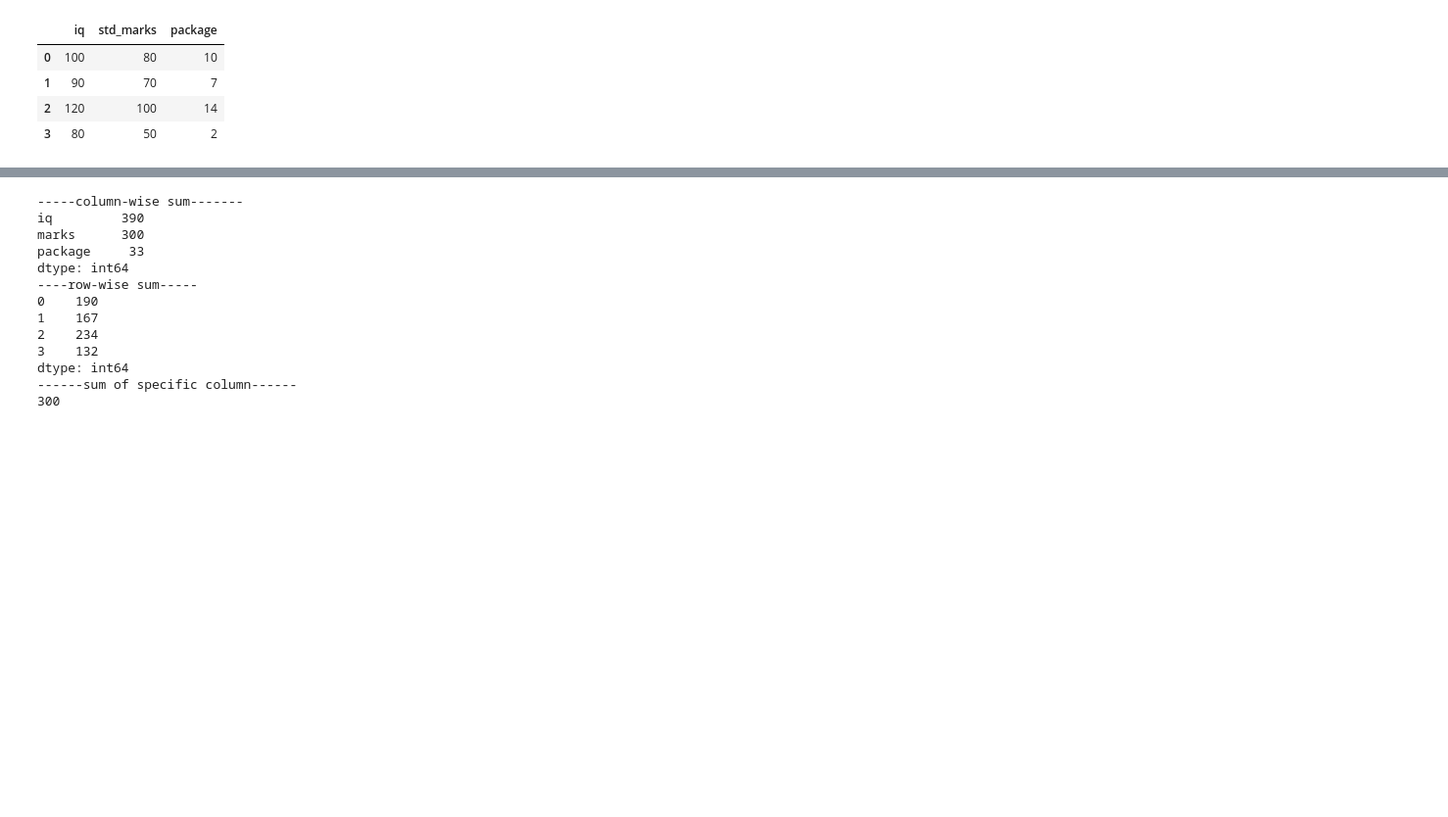
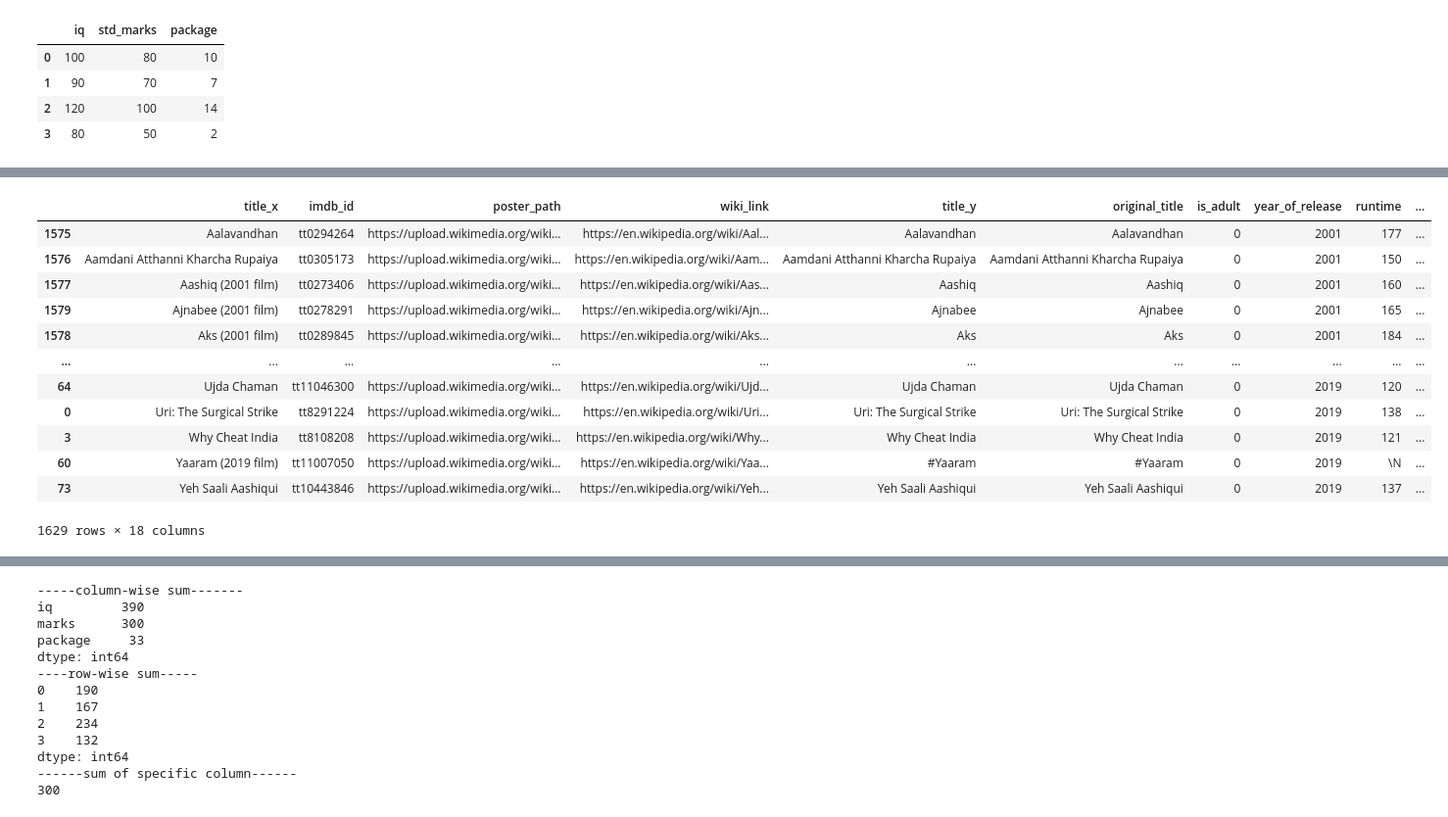
Before and after one commit to Amjad-Bin-Aslam/Data-Analysis-Practice, a Jupyter notebook: 05_Pandas/02_Pandas_Exercise.ipynb, the cells around one changed output, grey strips where cells are left out. Shown at 98% size. Drawn from its saved outputs; the diff is of its cells as text; code cells hidden in the pictures; blank space fills up the shorter version.

```diff
--- a/05_Pandas/02_Pandas_Exercise.ipynb
+++ b/05_Pandas/02_Pandas_Exercise.ipynb
@@ -244,0 +379,17 @@ student.rename(columns={'marks':'std_marks'})
+# %%
+# sorting on the basis of multiple columns
+movies.sort_values(['year_of_release','title_x'])
+# %% [output]
+|  | title_x | imdb_id | poster_path | wiki_link | title_y | original_title | is_adult | year_of_release | runtime | ... |
+| 1575 | Aalavandhan | tt0294264 | https://upload.wikimedia.org/wiki... | https://en.wikipedia.org/wiki/Aal... | Aalavandhan | Aalavandhan | 0 | 2001 | 177 | ... |
+| 1576 | Aamdani Atthanni Kharcha Rupaiya | tt0305173 | https://upload.wikimedia.org/wiki... | https://en.wikipedia.org/wiki/Aam... | Aamdani Atthanni Kharcha Rupaiya | Aamdani Atthanni Kharcha Rupaiya | 0 | 2001 | 150 | ... |
+| 1577 | Aashiq (2001 film) | tt0273406 | https://upload.wikimedia.org/wiki... | https://en.wikipedia.org/wiki/Aas... | Aashiq | Aashiq | 0 | 2001 | 160 | ... |
+| 1579 | Ajnabee (2001 film) | tt0278291 | https://upload.wikimedia.org/wiki... | https://en.wikipedia.org/wiki/Ajn... | Ajnabee | Ajnabee | 0 | 2001 | 165 | ... |
+| 1578 | Aks (2001 film) | tt0289845 | https://upload.wikimedia.org/wiki... | https://en.wikipedia.org/wiki/Aks... | Aks | Aks | 0 | 2001 | 184 | ... |
+| ... | ... | ... | ... | ... | ... | ... | ... | ... | ... | ... |
+| 64 | Ujda Chaman | tt11046300 | https://upload.wikimedia.org/wiki... | https://en.wikipedia.org/wiki/Ujd... | Ujda Chaman | Ujda Chaman | 0 | 2019 | 120 | ... |
+| 0 | Uri: The Surgical Strike | tt8291224 | https://upload.wikimedia.org/wiki... | https://en.wikipedia.org/wiki/Uri... | Uri: The Surgical Strike | Uri: The Surgical Strike | 0 | 2019 | 138 | ... |
+| 3 | Why Cheat India | tt8108208 | https://upload.wikimedia.org/wiki... | https://en.wikipedia.org/wiki/Why... | Why Cheat India | Why Cheat India | 0 | 2019 | 121 | ... |
+| 60 | Yaaram (2019 film) | tt11007050 | https://upload.wikimedia.org/wiki... | https://en.wikipedia.org/wiki/Yaa... | #Yaaram | #Yaaram | 0 | 2019 | \N | ... |
+| 73 | Yeh Saali Aashiqui | tt10443846 | https://upload.wikimedia.org/wiki... | https://en.wikipedia.org/wiki/Yeh... | Yeh Saali Aashiqui | Yeh Saali Aashiqui | 0 | 2019 | 137 | ... |
+1629 rows × 18 columns
```
Also changed, not shown: parts of 59 cells of this notebook.
